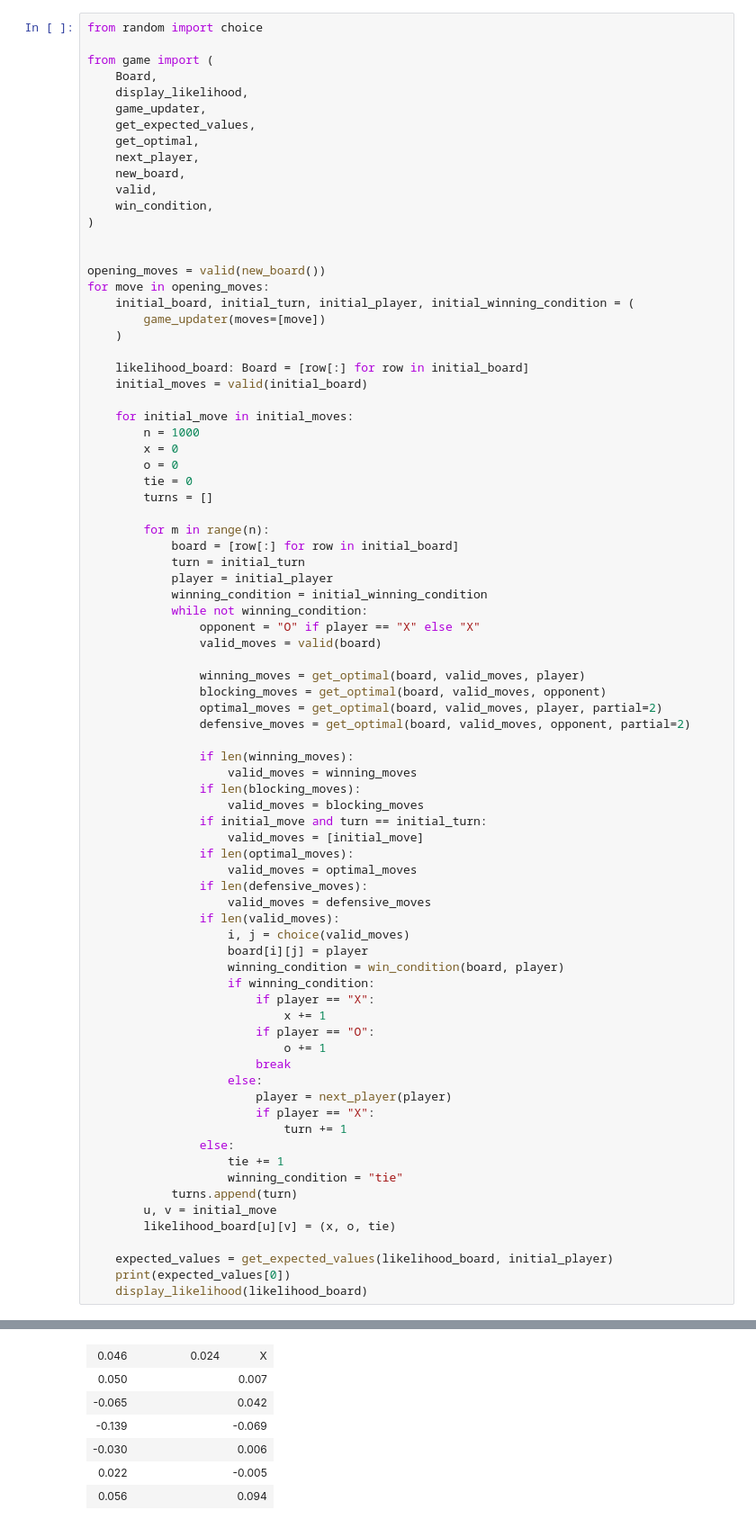
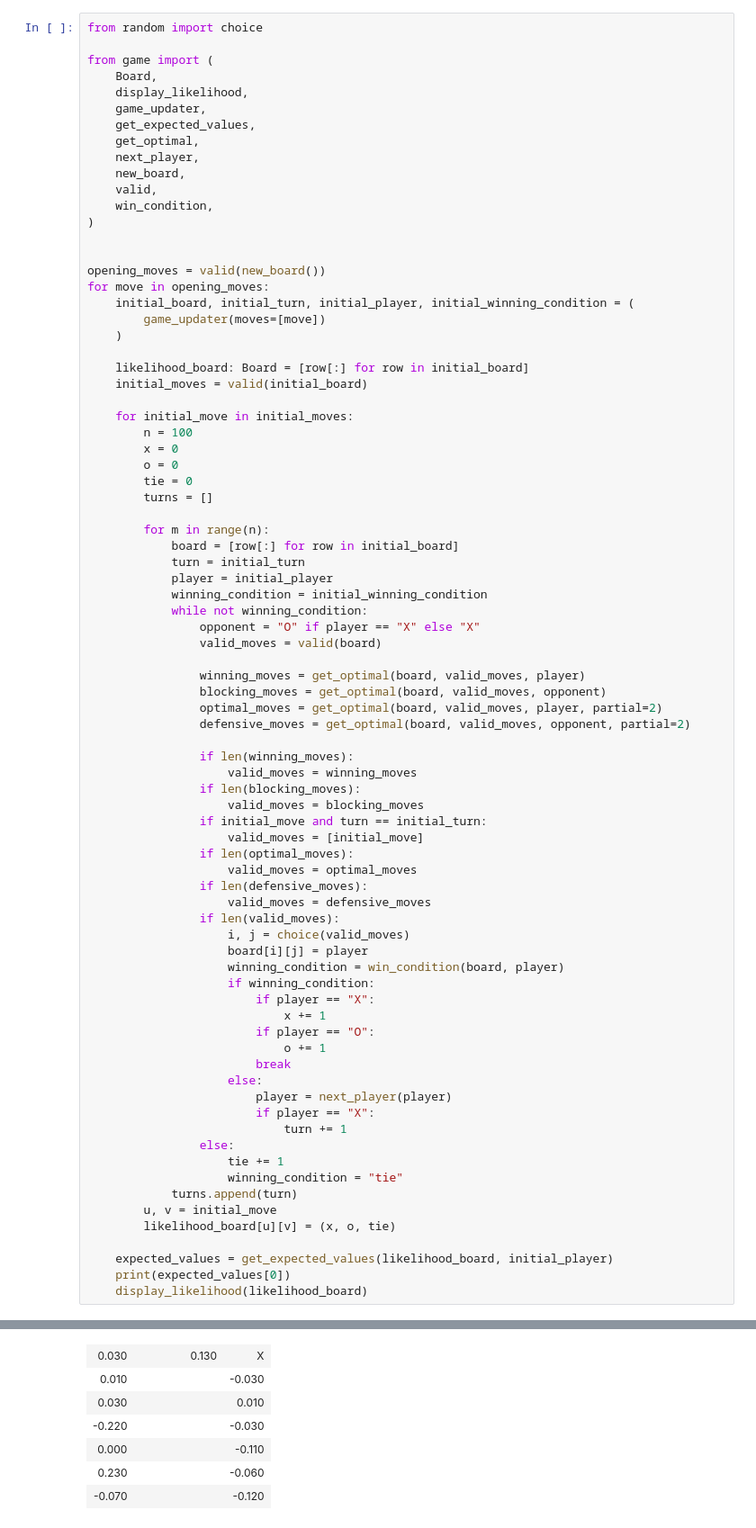
Before and after one commit to anselbrandt/side-stacker-alpha, a Jupyter notebook: game_sim.ipynb, the cells around one changed output, grey strips where cells are left out. Shown at 90% size. Drawn from its saved outputs; the diff is of its cells as text.

```diff
--- a/game_sim.ipynb
+++ b/game_sim.ipynb
@@ -24,7 +24,7 @@ for move in opening_moves:
     initial_moves = valid(initial_board)
 
     for initial_move in initial_moves:
-        n = 1000
+        n = 100
         x = 0
         o = 0
         tie = 0
@@ -83,7 +83,7 @@ for move in opening_moves:
-| 0.046 |  |  |  |  | 0.024 | X |
-| 0.050 |  |  |  |  |  | 0.007 |
-| -0.065 |  |  |  |  |  | 0.042 |
-| -0.139 |  |  |  |  |  | -0.069 |
-| -0.030 |  |  |  |  |  | 0.006 |
-| 0.022 |  |  |  |  |  | -0.005 |
-| 0.056 |  |  |  |  |  | 0.094 |
+| 0.030 |  |  |  |  | 0.130 | X |
+| 0.010 |  |  |  |  |  | -0.030 |
+| 0.030 |  |  |  |  |  | 0.010 |
+| -0.220 |  |  |  |  |  | -0.030 |
+| 0.000 |  |  |  |  |  | -0.110 |
+| 0.230 |  |  |  |  |  | -0.060 |
+| -0.070 |  |  |  |  |  | -0.120 |
```
Also changed, not shown: parts of 1 cell of this notebook, 3 other files.
